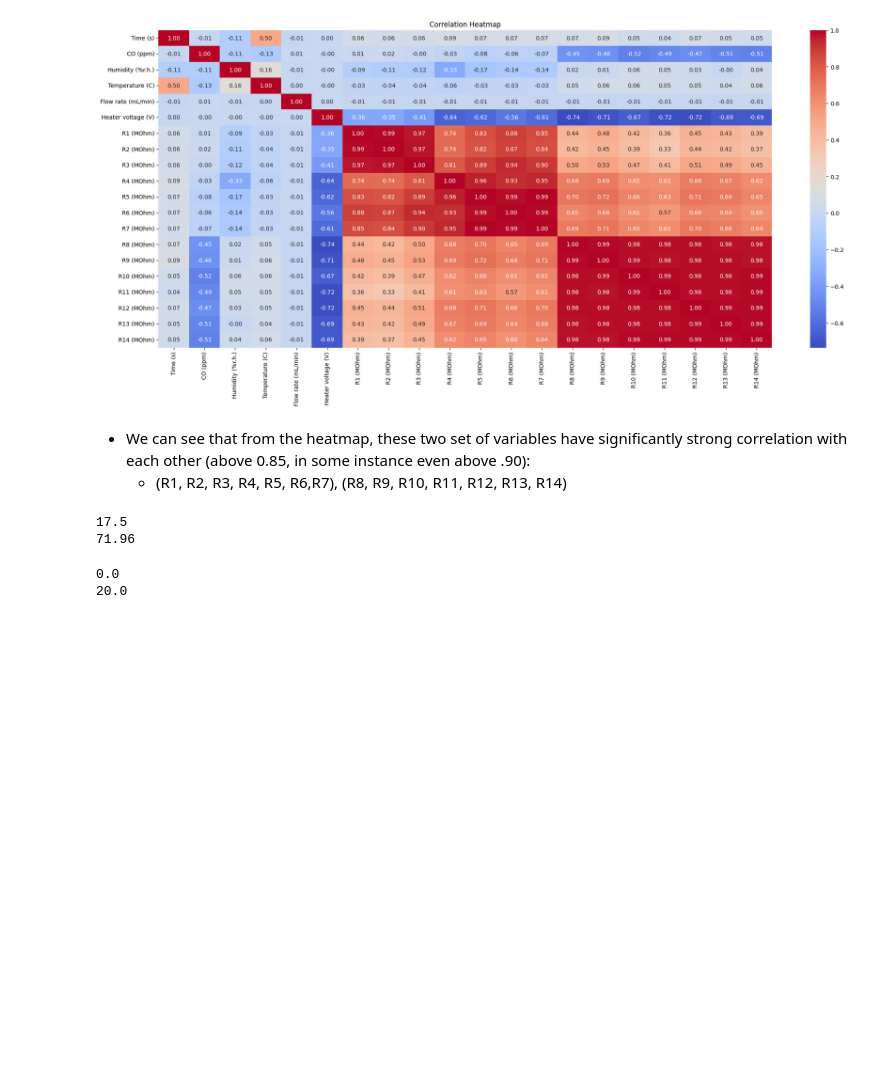
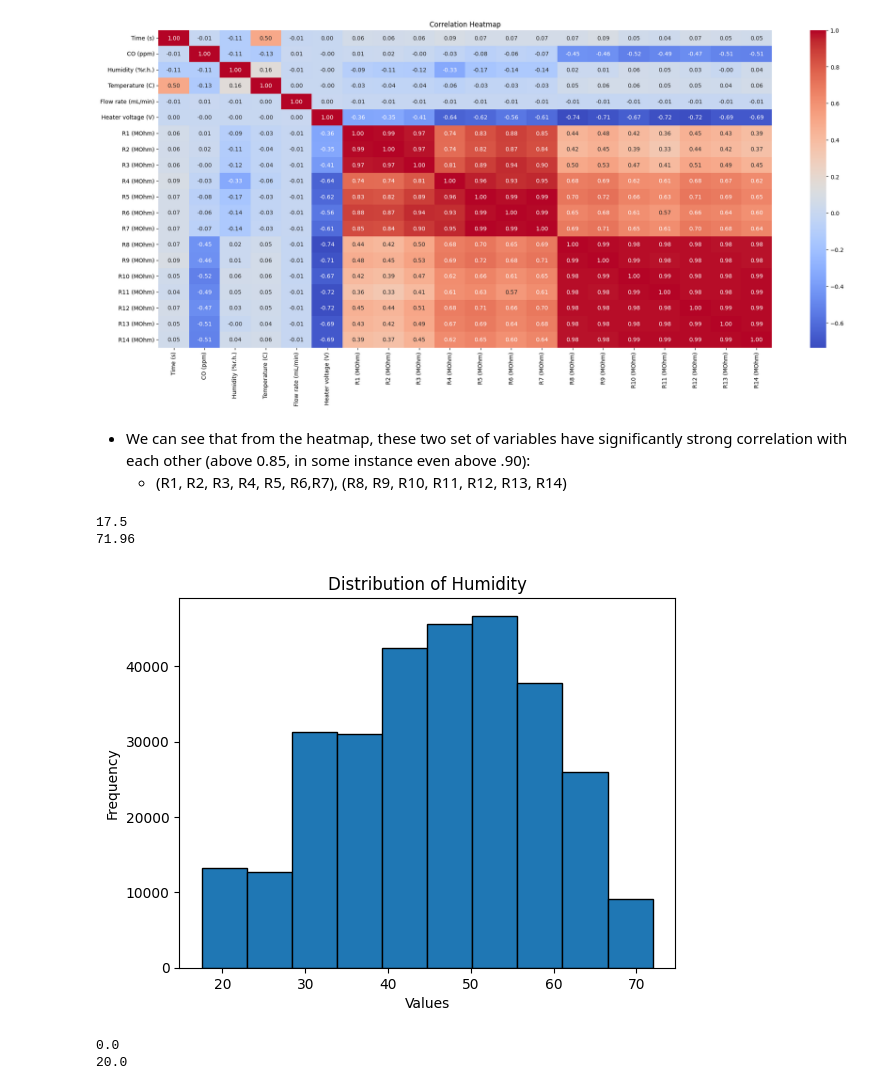
Before and after one commit to Jwdegames/GasSensorMLTasks, a Jupyter notebook: Catherine_gas_sensor_EDA.ipynb, the cells around one changed output. Drawn from its saved outputs; the diff is of its cells as text; code cells hidden in the pictures; blank space fills up the shorter version.

Commit message:
Add separate predictions for humidity and cO

```diff
--- a/Catherine_gas_sensor_EDA.ipynb
+++ b/Catherine_gas_sensor_EDA.ipynb
@@ -113,6 +113,15 @@ print(df['Humidity (%r.h.)'].max())
 # %% [output]
 17.5
 71.96
+# %%
+# Plot a histogram for temperature
+plt.hist(df['Humidity (%r.h.)'], bins=10, edgecolor='k')
+plt.xlabel('Values')
+plt.ylabel('Frequency')
+plt.title('Distribution of Humidity')
+plt.show()
+# %% [output]
+[figure, added]
 # %%
 # Figure out the range of COO
 print(df['CO (ppm)'].min())
```
Also changed, not shown: parts of 20 cells of this notebook.
